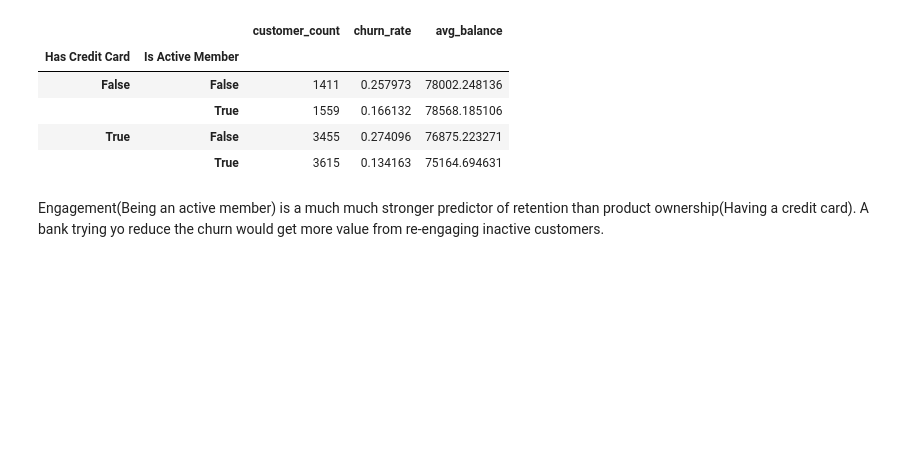
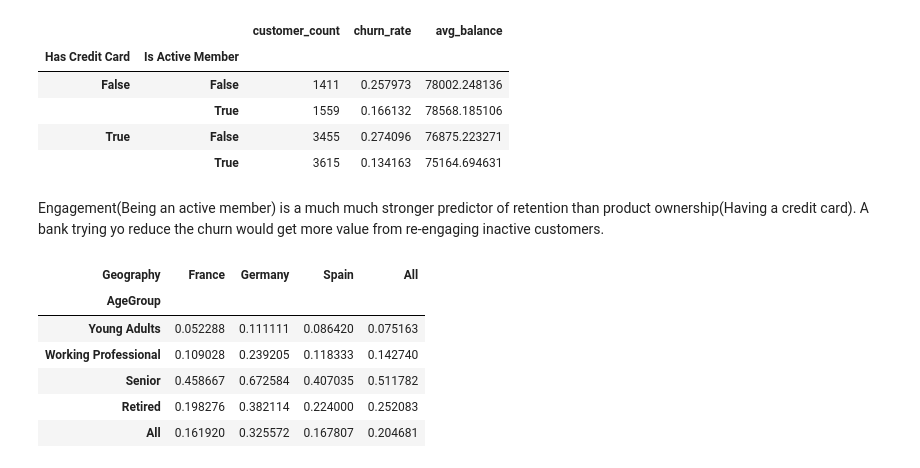
Before and after one commit to aishacmela/Working-with-data-assignment-2, a Jupyter notebook: main.ipynb, the cells around one changed output. Cells and saved outputs as stored; diff of their text form; code cells hidden in the pictures; blank space fills up the shorter version.

Commit message:
pivot table

```diff
--- a/main.ipynb
+++ b/main.ipynb
@@ -673,3 +673,21 @@ behavioral_summary
 |  | True | 3615 | 0.134163 | 75164.694631 |
 # %% [markdown]
 Engagement(Being an active member) is a much much stronger predictor of retention than product ownership(Having a credit card). A bank trying yo reduce the churn would get more value from re-engaging inactive customers.
+# %%
+pivot_out =combined_df.pivot_table(
+    values='Churn',
+    index='AgeGroup',
+    columns='Geography',
+    aggfunc='mean',
+    margins=True,
+    observed=True
+)
+pivot_out
+# %% [output]
+| Geography | France | Germany | Spain | All |
+| AgeGroup |  |  |  |  |
+| Young Adults | 0.052288 | 0.111111 | 0.086420 | 0.075163 |
+| Working Professional | 0.109028 | 0.239205 | 0.118333 | 0.142740 |
+| Senior | 0.458667 | 0.672584 | 0.407035 | 0.511782 |
+| Retired | 0.198276 | 0.382114 | 0.224000 | 0.252083 |
+| All | 0.161920 | 0.325572 | 0.167807 | 0.204681 |
```
Also changed, not shown: parts of 2 cells of this notebook.
